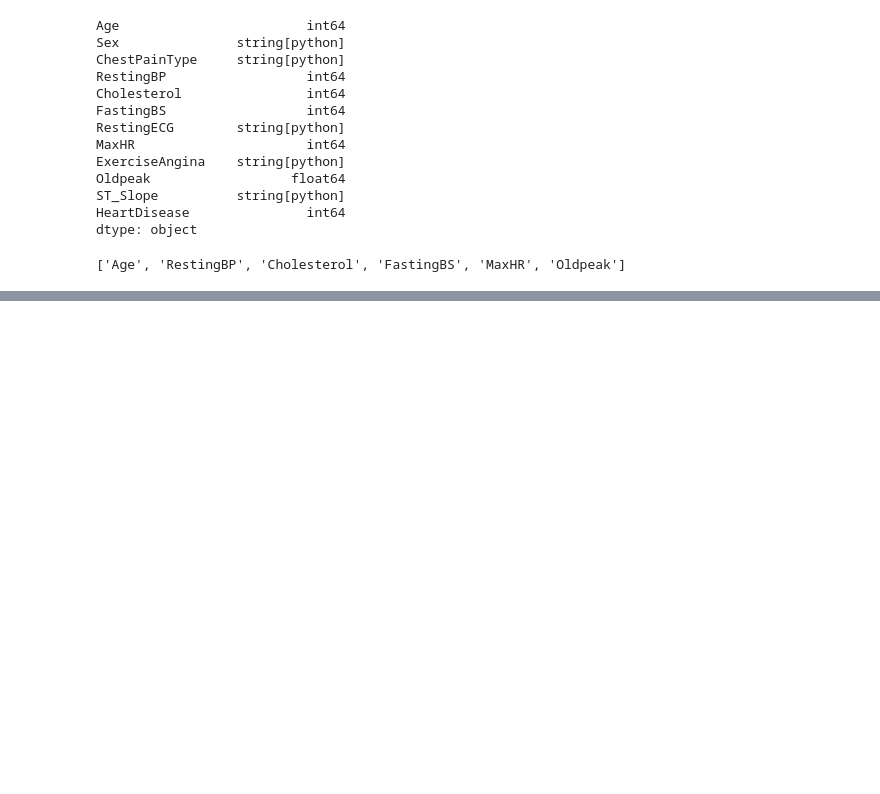
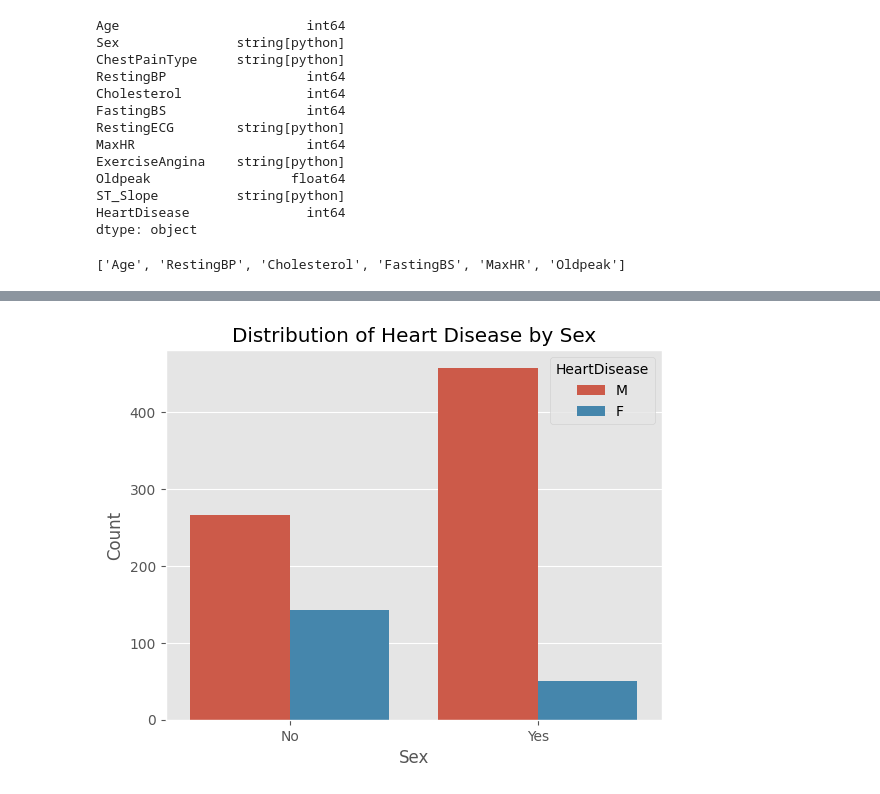
Before and after one commit to F-iol/Uni, a Jupyter notebook: ML/Heart Failure Prediction/code.ipynb, the cells around one changed output, grey strips where cells are left out. Drawn from its saved outputs; the diff is of its cells as text; code cells hidden in the pictures; blank space fills up the shorter version.

```diff
--- a/ML/Heart Failure Prediction/code.ipynb
+++ b/ML/Heart Failure Prediction/code.ipynb
@@ -78,0 +101,10 @@ num_col
+# %%
+sns.countplot(data=df, x='HeartDisease', hue='Sex')
+plt.title('Distribution of Heart Disease by Sex')
+plt.xlabel('Sex')
+plt.ylabel('Count')
+plt.legend(title='HeartDisease', labels=['M', 'F'])
+plt.xticks([0,1],['No','Yes'])
+plt.show()
+# %% [output]
+[figure, added]
```
Also changed, not shown: parts of 19 cells of this notebook.
